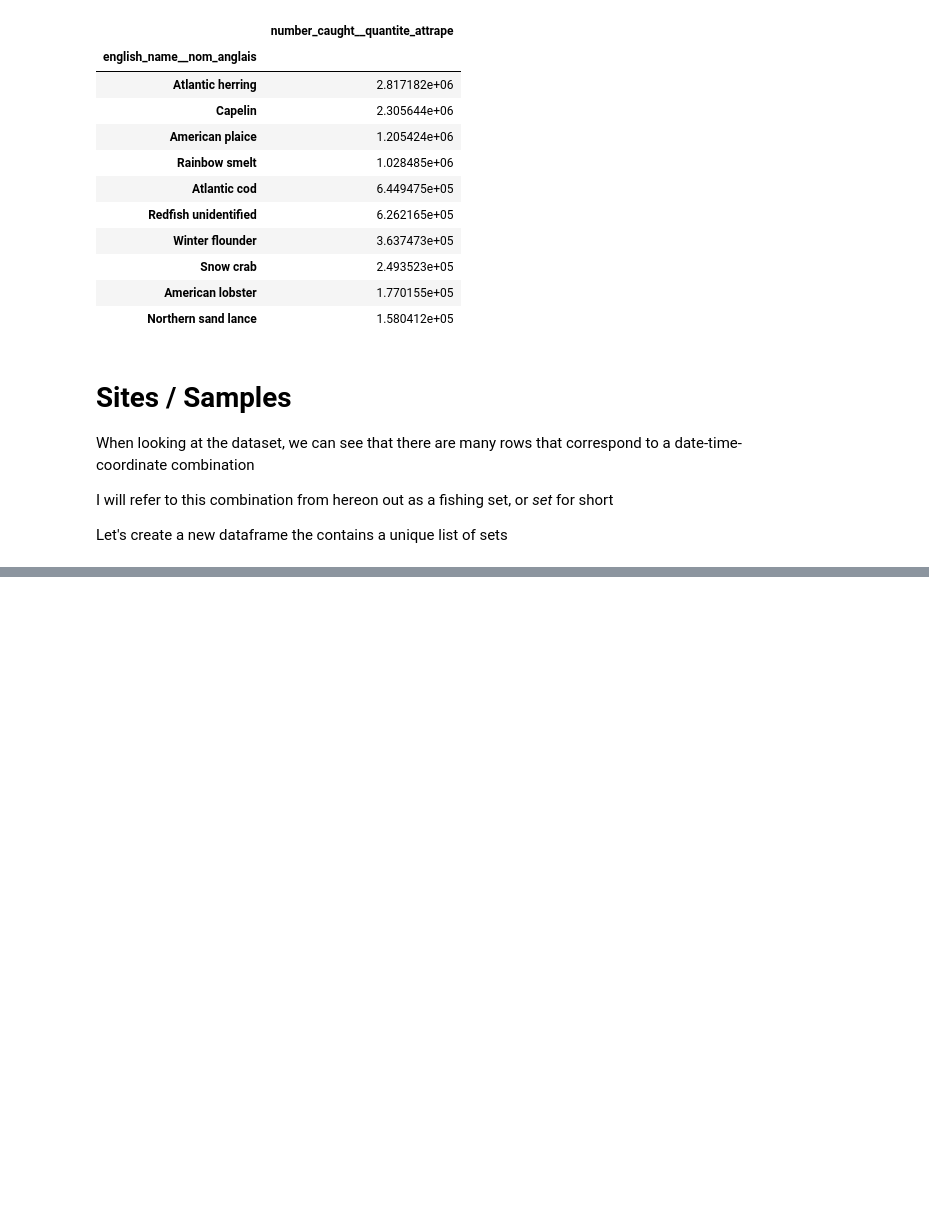
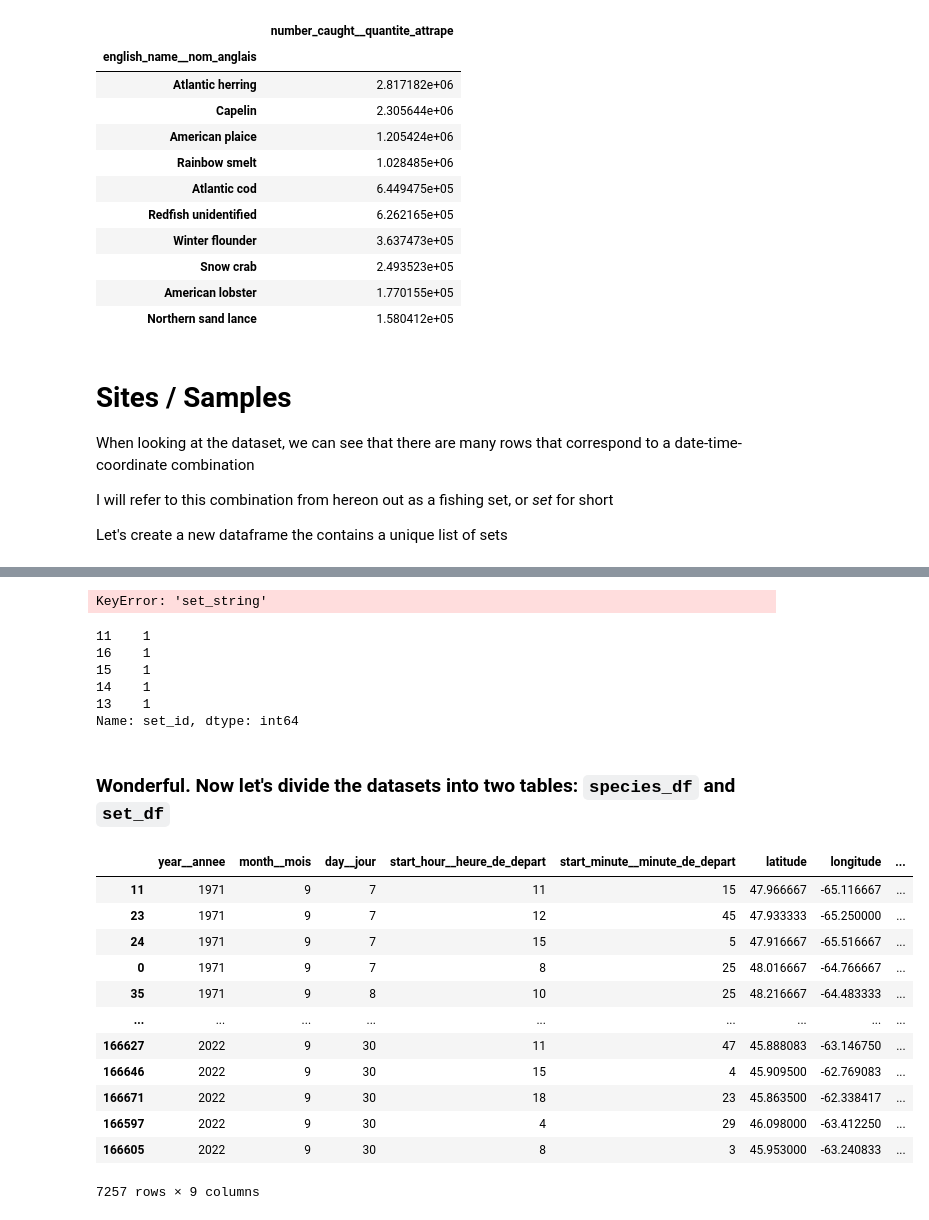
Before and after one commit to davjfish/WatspeedStatsGroupProject, a Jupyter notebook: analysis/Initial_Exploration_of_Data.ipynb, the cells around one changed output, grey strips where cells are left out. Saved outputs shown, nothing was run; the diff lists cells and outputs as text; code cells hidden in the pictures; blank space fills up the shorter version.

```diff
--- a/analysis/Initial_Exploration_of_Data.ipynb
+++ b/analysis/Initial_Exploration_of_Data.ipynb
@@ -227,0 +233,5 @@ Name: set, dtype: object
+# %%
+
+
+sets = df["set_string"].unique()
+sets.shape
@@ -227,0 +244,54 @@ Name: set, dtype: object
+# %%
+
+set_string_2_id_map = dict()
+i = 1
+for s in sets:
+    set_string_2_id_map[s] = i
+    i += 1
+# %%
+df["set_id"] = df["set_string"].map(set_string_2_id_map)
+df.drop(columns=["set_string"], inplace=True)
+# %% [output]
+KeyError: 'set_string'
+# %%
+df.head()["set_id"]
+# %% [output]
+11    1
+16    1
+15    1
+14    1
+13    1
+Name: set_id, dtype: int64
+# %% [markdown]
+### Wonderful. Now let's divide the datasets into two tables: `species_df` and `set_df`
+# %%
+
+set_cols = ['set_id', 'year__annee', 'month__mois', 'day__jour',
+            'start_hour__heure_de_depart', 'start_minute__minute_de_depart',
+            'latitude', 'longitude', 'gear__equipement', ]
+
+species_df = ['set_id', 'species__espece',
+              'french_name__nom_francais', 'english_name__nom_anglais',
+              'latin_name__nom_latin', 'weight_caught__poids_pris',
+              'number_caught__quantite_attrape', ]
+
+species_df = df.copy()
+set_df = df.copy()
+species_df = species_df.drop(columns=set_cols)
+set_df = set_df.drop(columns=species_df).drop_duplicates()
+# %%
+set_df
+# %% [output]
+|  | year__annee | month__mois | day__jour | start_hour__heure_de_depart | start_minute__minute_de_depart | latitude | longitude | ... |
+| 11 | 1971 | 9 | 7 | 11 | 15 | 47.966667 | -65.116667 | ... |
+| 23 | 1971 | 9 | 7 | 12 | 45 | 47.933333 | -65.250000 | ... |
+| 24 | 1971 | 9 | 7 | 15 | 5 | 47.916667 | -65.516667 | ... |
+| 0 | 1971 | 9 | 7 | 8 | 25 | 48.016667 | -64.766667 | ... |
+| 35 | 1971 | 9 | 8 | 10 | 25 | 48.216667 | -64.483333 | ... |
+| ... | ... | ... | ... | ... | ... | ... | ... | ... |
+| 166627 | 2022 | 9 | 30 | 11 | 47 | 45.888083 | -63.146750 | ... |
+| 166646 | 2022 | 9 | 30 | 15 | 4 | 45.909500 | -62.769083 | ... |
+| 166671 | 2022 | 9 | 30 | 18 | 23 | 45.863500 | -62.338417 | ... |
+| 166597 | 2022 | 9 | 30 | 4 | 29 | 46.098000 | -63.412250 | ... |
+| 166605 | 2022 | 9 | 30 | 8 | 3 | 45.953000 | -63.240833 | ... |
+7257 rows × 9 columns
```
Also changed, not shown: parts of 9 cells of this notebook.
